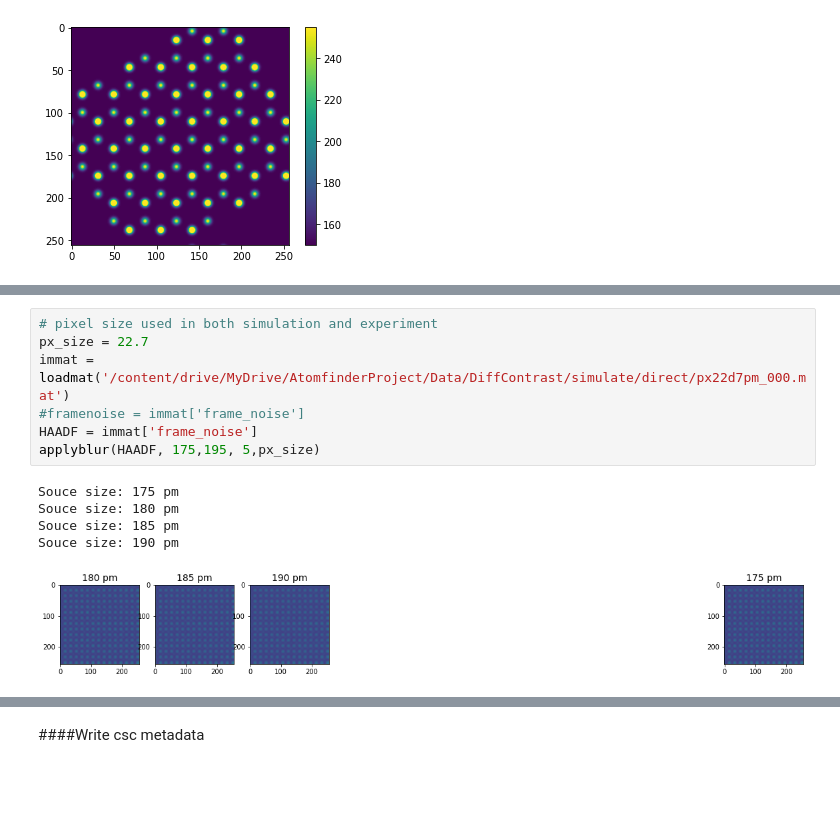
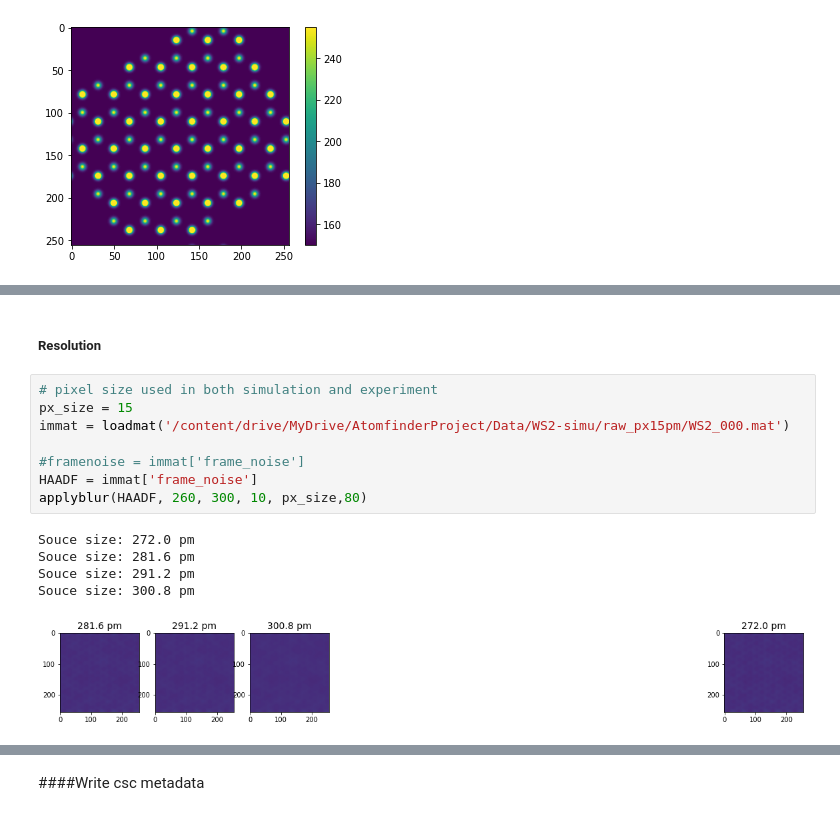
Before and after one commit to wdwzyyg/Atom-Finder, a Jupyter notebook: Simu_Datapre&collection.ipynb, the cells around one changed output, grey strips where cells are left out. Cells and saved outputs as stored; diff of their text form; blank space fills up the shorter version.

```diff
--- a/Simu_Datapre&collection.ipynb
+++ b/Simu_Datapre&collection.ipynb
@@ -276,13 +384,16 @@ Contrast: 0.4117647058823529 max 255
+# %% [markdown]
+##### Resolution
 # %%
 # pixel size used in both simulation and experiment
-px_size = 22.7
-immat = loadmat('/content/drive/MyDrive/AtomfinderProject/Data/DiffContrast/simulate/direct/px22d7pm_000.mat')
+px_size = 15
+immat = loadmat('/content/drive/MyDrive/AtomfinderProject/Data/WS2-simu/raw_px15pm/WS2_000.mat')
+
 #framenoise = immat['frame_noise']
 HAADF = immat['frame_noise']
-applyblur(HAADF, 175,195, 5,px_size)
+applyblur(HAADF, 260, 300, 10, px_size,80)
 # %% [output]
-Souce size: 175 pm
-Souce size: 180 pm
-Souce size: 185 pm
-Souce size: 190 pm
+Souce size: 272.0 pm
+Souce size: 281.6 pm
+Souce size: 291.2 pm
+Souce size: 300.8 pm
-[figure, old version]
+[figure, new version]
```
Also changed, not shown: parts of 28 cells of this notebook.
